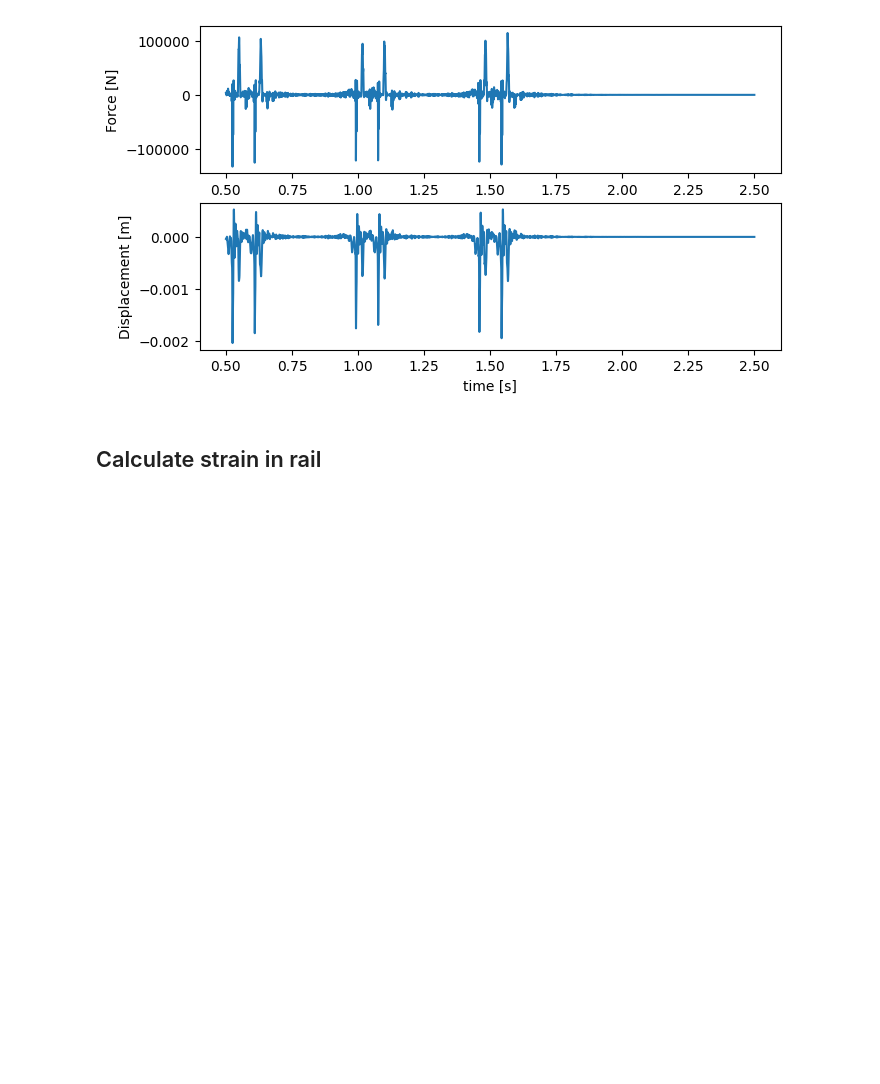
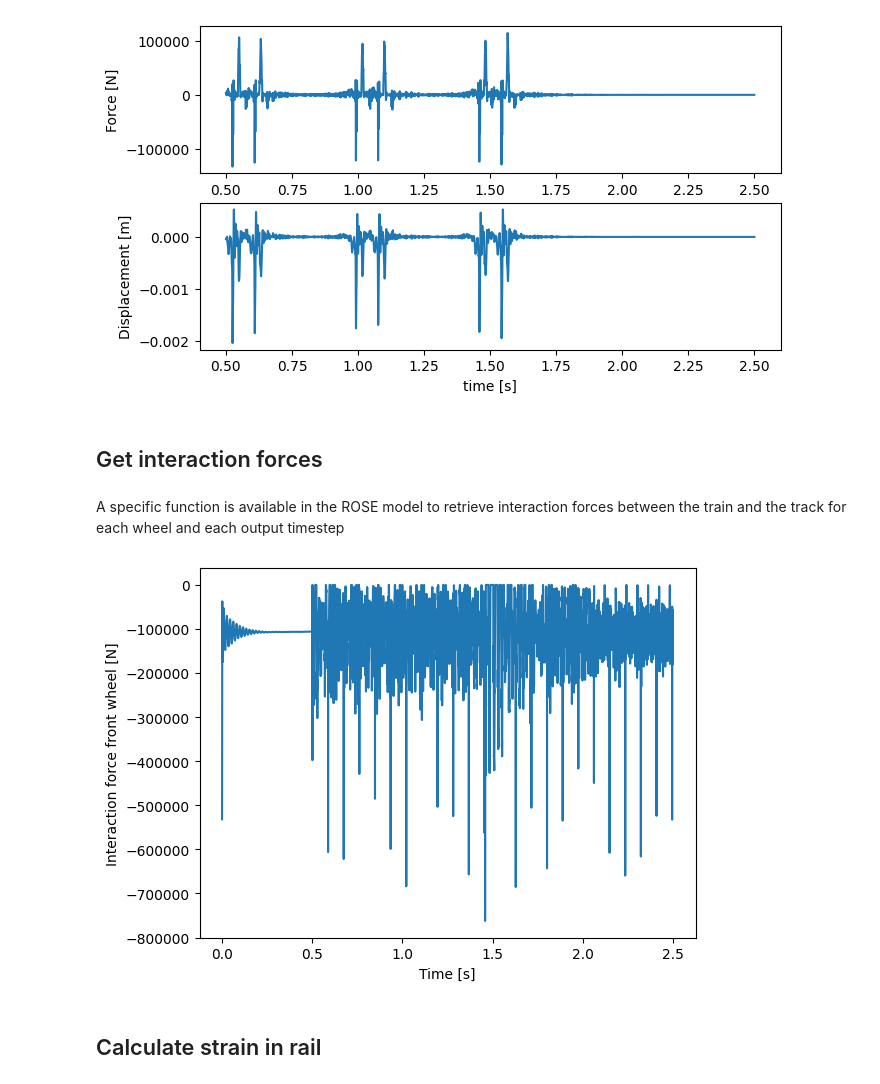
Before and after one commit to PlatypusBytes/ROSE, a Jupyter notebook: tutorials/rose_irregularities.ipynb, the cells around one changed output. Drawn from its saved outputs; the diff is of its cells as text; code cells hidden in the pictures; blank space fills up the shorter version.

Commit message:
added function to get interaction force history

```diff
--- a/tutorials/rose_irregularities.ipynb
+++ b/tutorials/rose_irregularities.ipynb
@@ -611,6 +611,21 @@ fig.set_size_inches(7.5, 4.2)
 plt.show()
 # %% [output]
 [figure]
+# %% [markdown]
+## Get interaction forces
+# %% [markdown]
+A specific function is available in the ROSE model to retrieve interaction forces between the train and the track for each wheel and each output timestep
+# %%
+# get all interaction forces
+interaction_forces = res_coupled_model.get_interaction_forces_history()
+
+# plot interaction forces over time for the front wheel
+plt.plot(coupled_model.time, interaction_forces[:, -1])
+plt.xlabel('Time [s]')
+plt.ylabel('Interaction force front wheel [N]')
+plt.show()
+# %% [output]
+[figure, added]
 # %% [markdown]
 ## Calculate strain in rail
 # %% [markdown]
```
Also changed, not shown: parts of 1 cell of this notebook, 3 other files.
